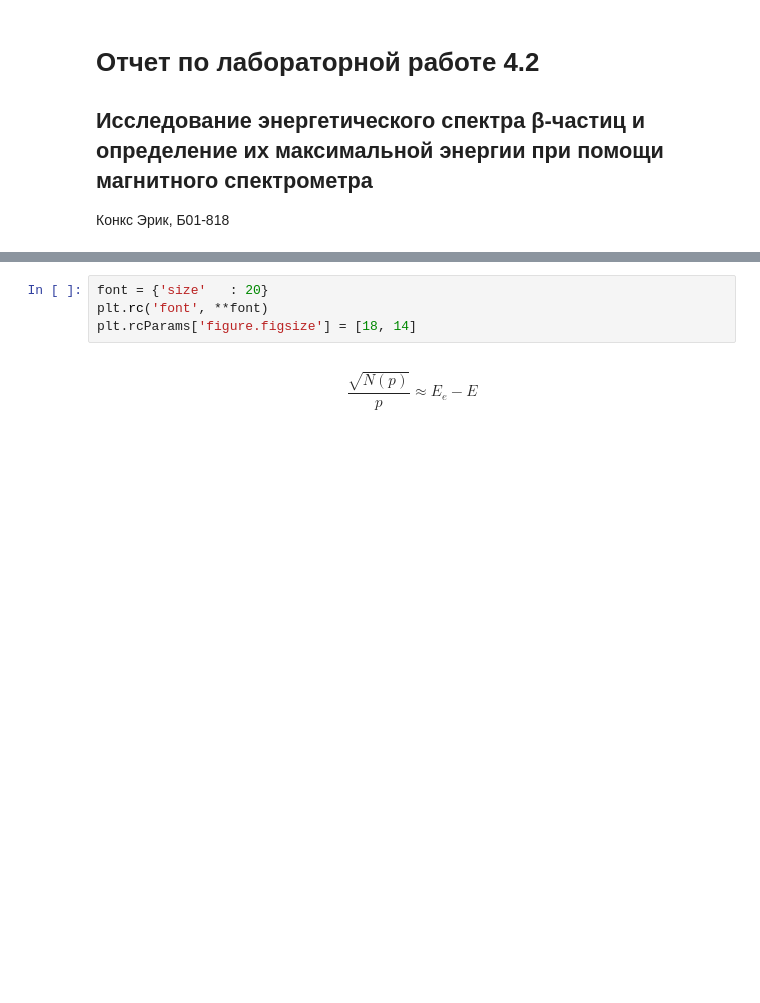
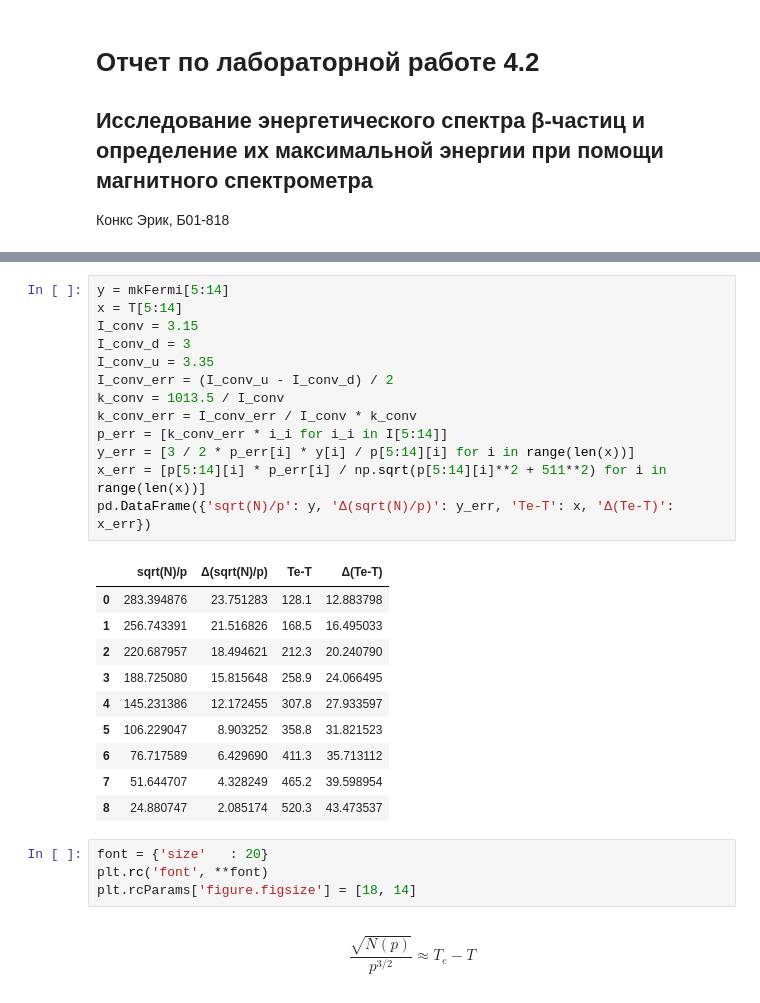
Before and after one commit to exucutional/quant_phys_lab, a Jupyter notebook: 4.2/beta_decay.ipynb, the cells around one changed output, grey strips where cells are left out. Saved outputs shown, nothing was run; the diff lists cells and outputs as text; blank space fills up the shorter version.

```diff
--- a/4.2/beta_decay.ipynb
+++ b/4.2/beta_decay.ipynb
@@ -23,9 +45,33 @@ pd.DataFrame({'sqrt(N)/p': x, 'Δ(sqrt(N)/p)': x_err, 'Ee-E': y, 'Δ(Ee-E)': y_e
+# %%
+y = mkFermi[5:14]
+x = T[5:14]
+I_conv = 3.15
+I_conv_d = 3
+I_conv_u = 3.35
+I_conv_err = (I_conv_u - I_conv_d) / 2
+k_conv = 1013.5 / I_conv
+k_conv_err = I_conv_err / I_conv * k_conv
+p_err = [k_conv_err * i_i for i_i in I[5:14]]
+y_err = [3 / 2 * p_err[i] * y[i] / p[5:14][i] for i in range(len(x))]
+x_err = [p[5:14][i] * p_err[i] / np.sqrt(p[5:14][i]**2 + 511**2) for i in range(len(x))]
+pd.DataFrame({'sqrt(N)/p': y, 'Δ(sqrt(N)/p)': y_err, 'Te-T': x, 'Δ(Te-T)': x_err})
+# %% [output]
+|  | sqrt(N)/p | Δ(sqrt(N)/p) | Te-T | Δ(Te-T) |
+| 0 | 283.394876 | 23.751283 | 128.1 | 12.883798 |
+| 1 | 256.743391 | 21.516826 | 168.5 | 16.495033 |
+| 2 | 220.687957 | 18.494621 | 212.3 | 20.240790 |
+| 3 | 188.725080 | 15.815648 | 258.9 | 24.066495 |
+| 4 | 145.231386 | 12.172455 | 307.8 | 27.933597 |
+| 5 | 106.229047 | 8.903252 | 358.8 | 31.821523 |
+| 6 | 76.717589 | 6.429690 | 411.3 | 35.713112 |
+| 7 | 51.644707 | 4.328249 | 465.2 | 39.598954 |
+| 8 | 24.880747 | 2.085174 | 520.3 | 43.473537 |
 # %%
 font = {'size'   : 20}
 plt.rc('font', **font)
 plt.rcParams['figure.figsize'] = [18, 14]
 # %% [markdown]
-$$\frac{\sqrt{N(p)}}{p} \approx E_e - E$$
+$$\frac{\sqrt{N(p)}}{p^{3/2}} \approx T_e - T$$
 # %%
 f = lambda p, x: p[0] * x + p[1]
 quad_model = odr.Model(f)
```
Also changed, not shown: parts of 6 cells of this notebook, 1 other file.
